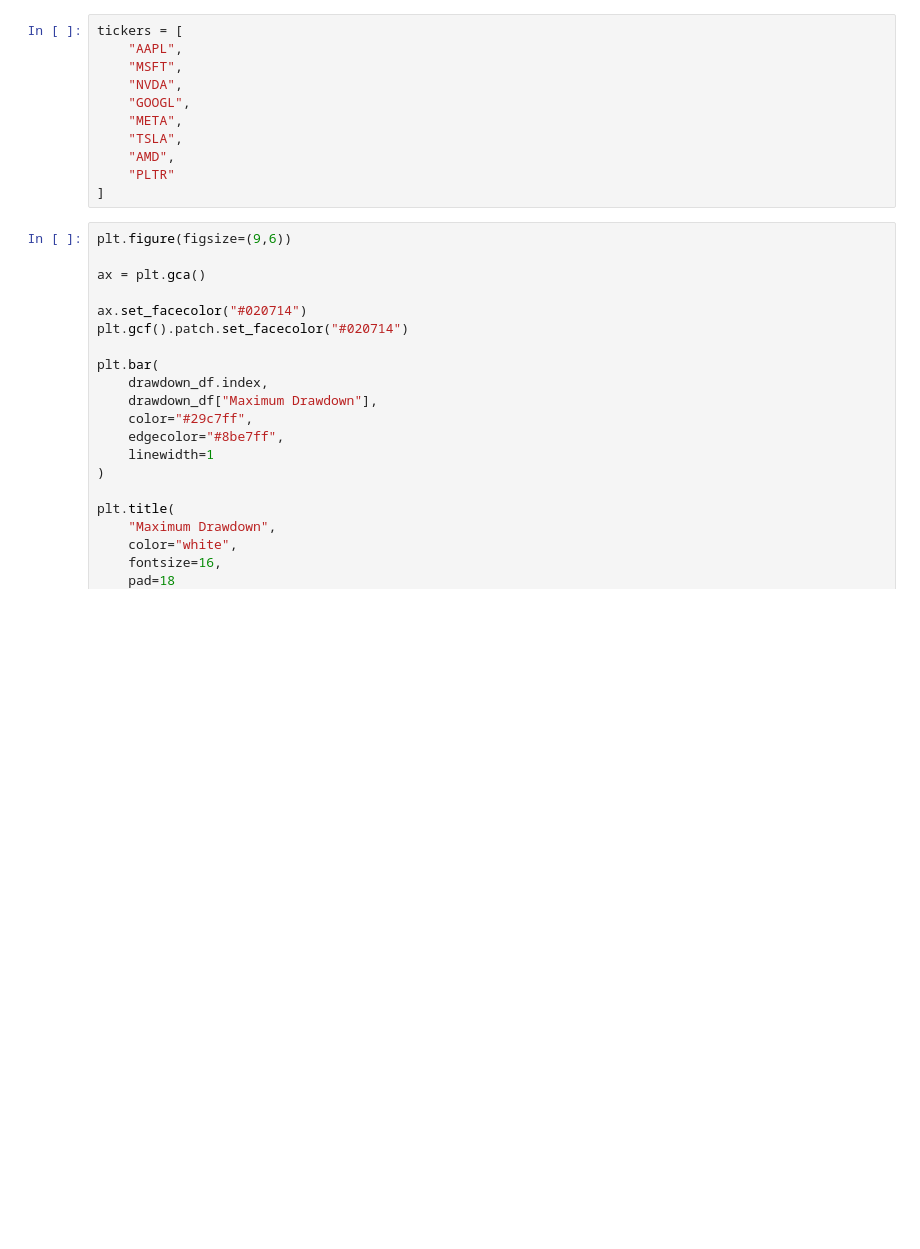
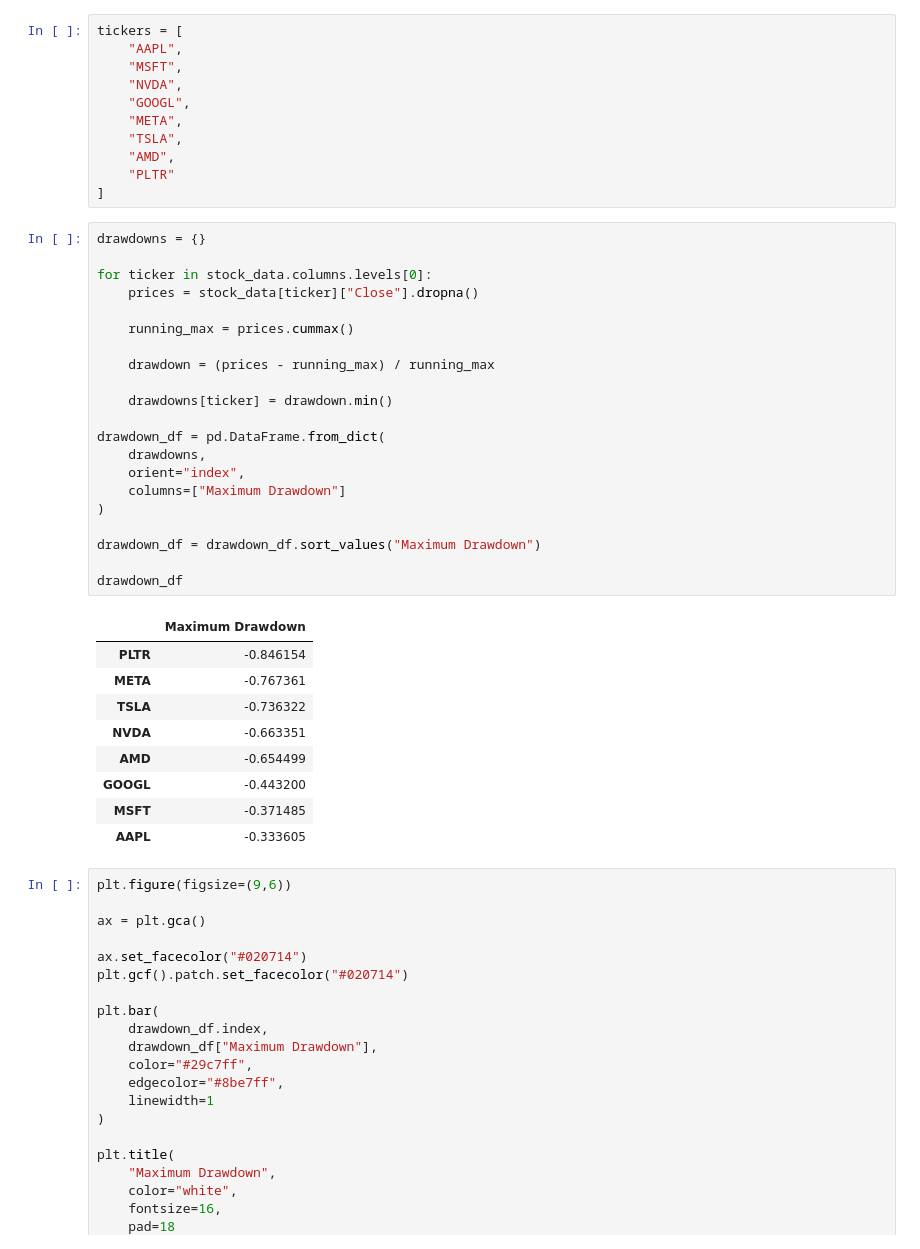
Before and after one commit to seryuiroke/priced-in, a Jupyter notebook: notebooks/02_exploratory_analysis.ipynb, the cells around one changed output. Saved outputs shown, nothing was run; the diff lists cells and outputs as text; blank space fills up the shorter version.

```diff
--- a/notebooks/02_exploratory_analysis.ipynb
+++ b/notebooks/02_exploratory_analysis.ipynb
@@ -233,6 +345,37 @@ tickers = [
     "AMD",
     "PLTR"
 ]
+# %%
+drawdowns = {}
+
+for ticker in stock_data.columns.levels[0]:
+    prices = stock_data[ticker]["Close"].dropna()
+
+    running_max = prices.cummax()
+
+    drawdown = (prices - running_max) / running_max
+
+    drawdowns[ticker] = drawdown.min()
+
+drawdown_df = pd.DataFrame.from_dict(
+    drawdowns,
+    orient="index",
+    columns=["Maximum Drawdown"]
+)
+
+drawdown_df = drawdown_df.sort_values("Maximum Drawdown")
+
+drawdown_df
+# %% [output]
+|  | Maximum Drawdown |
+| PLTR | -0.846154 |
+| META | -0.767361 |
+| TSLA | -0.736322 |
+| NVDA | -0.663351 |
+| AMD | -0.654499 |
+| GOOGL | -0.443200 |
+| MSFT | -0.371485 |
+| AAPL | -0.333605 |
 # %%
 plt.figure(figsize=(9,6))
 
```
Also changed, not shown: parts of 7 cells of this notebook, 5 other files.
